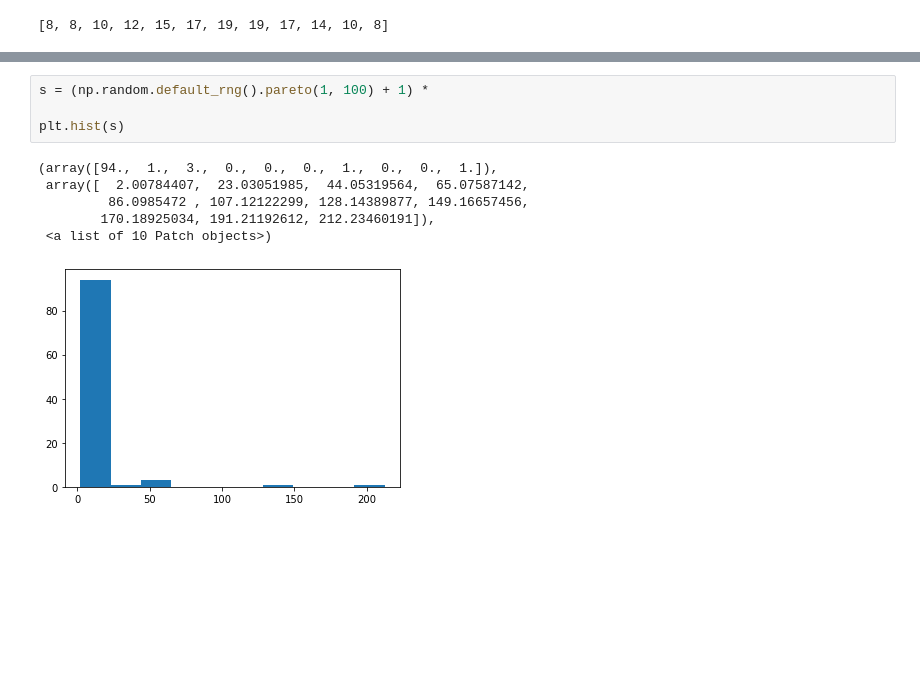
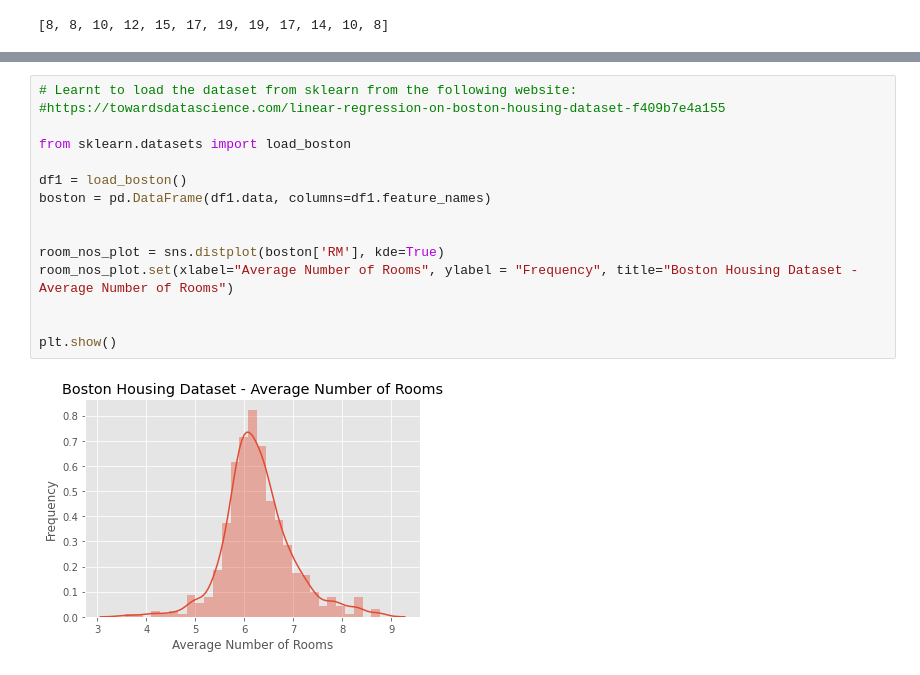
Before and after one commit to dssheldon/ProgDA-Project-SDS, a Jupyter notebook: ProgDA-Project-SDS.ipynb, the cells around one changed output, grey strips where cells are left out. Cells and saved outputs as stored; diff of their text form; blank space fills up the shorter version.

```diff
--- a/ProgDA-Project-SDS.ipynb
+++ b/ProgDA-Project-SDS.ipynb
@@ -235,11 +231,17 @@ plt.hist(df_house['Size']) #
-# %%
-s = (np.random.default_rng().pareto(1, 100) + 1) *
-
-plt.hist(s)
-# %% [output]
-(array([94.,  1.,  3.,  0.,  0.,  0.,  1.,  0.,  0.,  1.]),
- array([  2.00784407,  23.03051985,  44.05319564,  65.07587142,
-         86.0985472 , 107.12122299, 128.14389877, 149.16657456,
-        170.18925034, 191.21192612, 212.23460191]),
- <a list of 10 Patch objects>)
-[figure, removed]
+# %%
+# Learnt to load the dataset from sklearn from the following website:
+#https://towardsdatascience.com/linear-regression-on-boston-housing-dataset-f409b7e4a155
+
+from sklearn.datasets import load_boston
+
+df1 = load_boston()
+boston = pd.DataFrame(df1.data, columns=df1.feature_names)
+
+
+room_nos_plot = sns.distplot(boston['RM'], kde=True)
+room_nos_plot.set(xlabel="Average Number of Rooms", ylabel = "Frequency", title="Boston Housing Dataset - Average Number of Rooms")
+
+
+plt.show()
+# %% [output]
+[figure, added]
```
Also changed, not shown: parts of 8 cells of this notebook.
